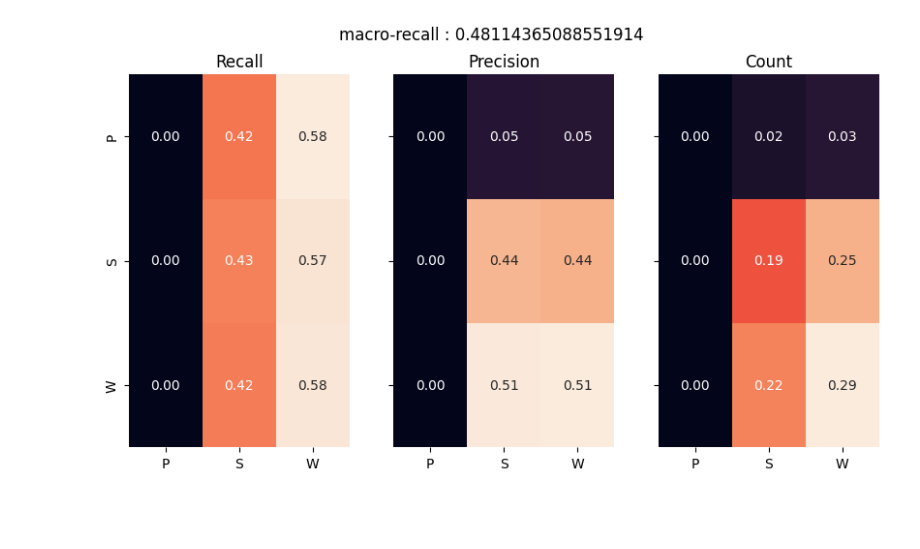
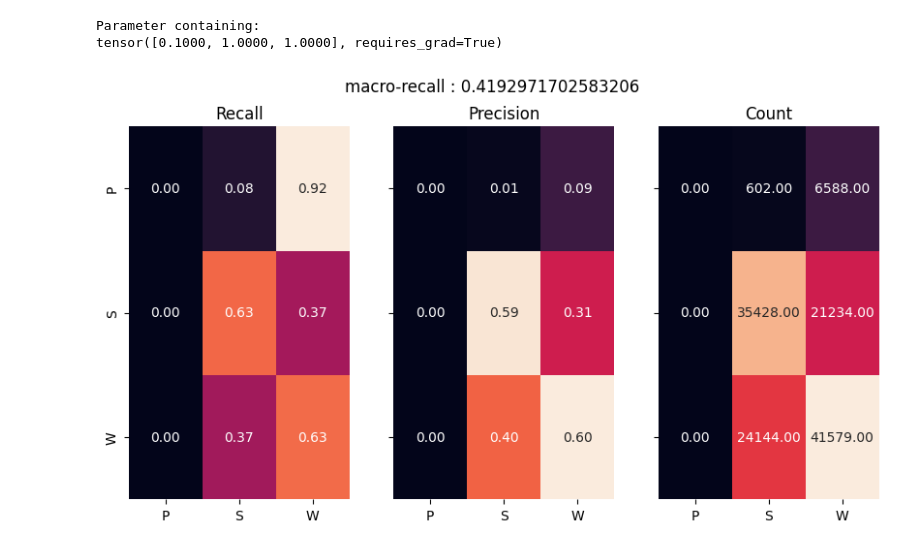
Before and after one commit to smithandrewk/sleep_ml, a Jupyter notebook: test_pt_model.ipynb, the cells around one changed output. Cells and saved outputs as stored; diff of their text form; code cells hidden in the pictures; blank space fills up the shorter version.

```diff
--- a/test_pt_model.ipynb
+++ b/test_pt_model.ipynb
@@ -1,23 +1,23 @@
 # %%
 import torch
 from lib.utils import load_raw_list,cms
 from torch.utils.data import TensorDataset
 from torch.utils.data import DataLoader
 from lib.models import CNN_0
 from torch.nn.functional import relu,one_hot,softmax
 
-model = torch.load(f='model.pt')
-
-X,y = load_raw_list([0,1,2,3,4])
-X = X.reshape(-1,1,5000)
-
-dataloader = DataLoader(TensorDataset(X,y), batch_size=64, shuffle=True)
+model = CNN_0().cuda()
+model.load_state_dict(torch.load(f='model.pt'))
+X,y = torch.load('data.pt')
+dataloader = DataLoader(TensorDataset(X,y), batch_size=64, shuffle=False)
 
 y_pred = torch.Tensor().cuda()
 for (X,_) in dataloader:
     y_pred = torch.cat([y_pred,softmax(model(X.cuda()),dim=1).argmax(axis=1)])
 y_pred = y_pred.cpu()
 
 cms(y_true=y,y_pred=y_pred)
 # %% [output]
+Parameter containing:
+tensor([0.1000, 1.0000, 1.0000], requires_grad=True)
-[figure, old version]
+[figure, new version]
```
Also changed, not shown: 10 other files.
